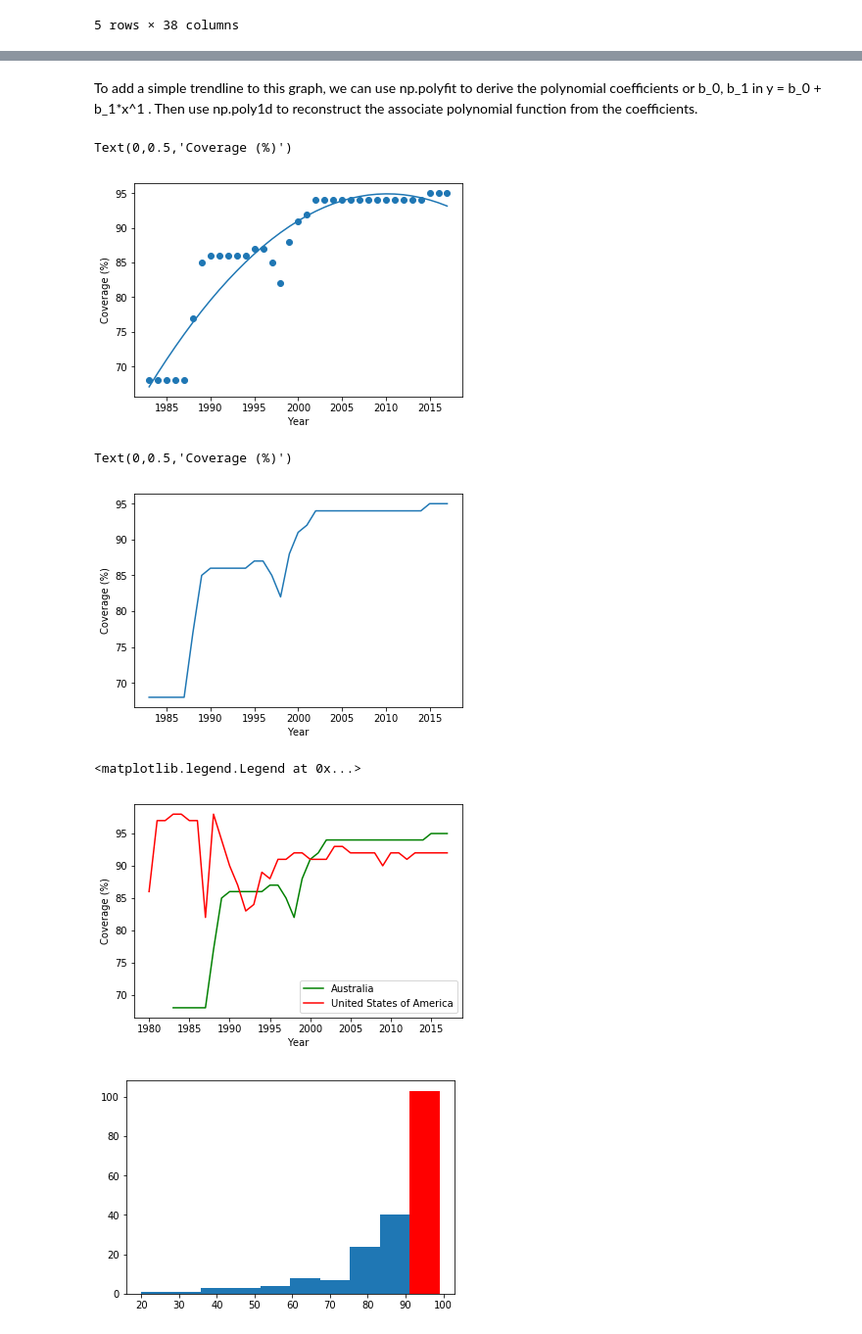
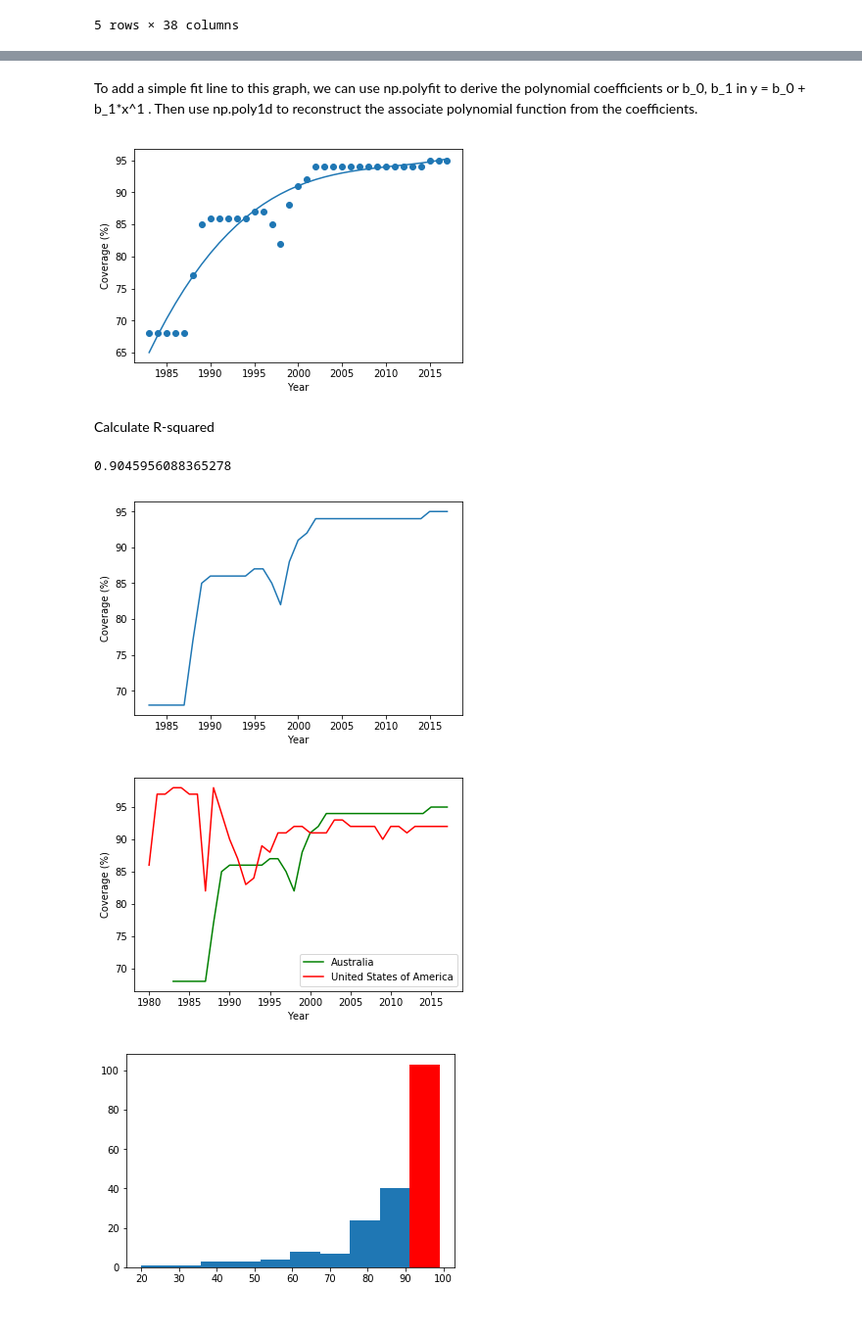
Before and after one commit to noatgnu/cds-python-graph, a Jupyter notebook: notebooks/main.ipynb, the cells around one changed output, grey strips where cells are left out. Shown at 98% size. Cells and saved outputs as stored; diff of their text form; code cells hidden in the pictures.

```diff
--- a/notebooks/main.ipynb
+++ b/notebooks/main.ipynb
@@ -113,19 +114,25 @@ Text(0,0.5,'Coverage (%)')
 # %% [markdown]
-To add a simple trendline to this graph, we can use np.polyfit to derive the polynomial coefficients or b_0, b_1 in y = b_0 + b_1*x^1 . Then use np.poly1d to reconstruct the associate polynomial function from the coefficients.
+To add a simple fit line to this graph, we can use np.polyfit to derive the polynomial coefficients or b_0, b_1 in y = b_0 + b_1*x^1 . Then use np.poly1d to reconstruct the associate polynomial function from the coefficients.
+# %%
+aus_m1 = measles_1.loc["Australia"]["M1"].dropna()
+y = aus_m1.astype(int)
 # %%
-aus_m1 = measles_1.loc["Australia"]["M1"]
-aus_m1 = aus_m1.dropna()
-plt.scatter(aus_m1.index, aus_m1.values)
+
+plt.scatter(aus_m1.index, y)
 
 # deriving least squares polynomial coefficients
-z = np.polyfit(aus_m1.index, aus_m1.astype(int), 2)
+z = np.polyfit(aus_m1.index, y, 3)
 # 1-dimensional polynomial function from the derived coefficients
 p = np.poly1d(z)
+# fit line y value
+t = p(aus_m1.index)
 
-plt.plot(aus_m1.index, p(aus_m1.index))
+plt.plot(aus_m1.index, t)
 
 plt.xlabel("Year")
 plt.ylabel("Coverage (%)")
+plt.show()
 # %% [output]
-Text(0,0.5,'Coverage (%)')
-[figure, old version]
+[figure, new version]
+# %% [markdown]
+Calculate R-squared
@@ -132,9 +145,13 @@ Text(0,0.5,'Coverage (%)')
+# %%
+r2_cal(t, y)
+# %% [output]
+0.9045956088365278
 # %%
 plt.plot(aus_m1.index, aus_m1)
 plt.xlabel("Year")
 plt.ylabel("Coverage (%)")
+plt.show()
 # %% [output]
-Text(0,0.5,'Coverage (%)')
 [figure]
 # %%
 us_m1 = measles_1.loc["United States of America"]["M1"]
@@ -143,8 +160,8 @@ plt.plot(us_m1, color='r')
 plt.xlabel("Year")
 plt.ylabel("Coverage (%)")
 plt.legend()
+plt.show()
 # %% [output]
-<matplotlib.legend.Legend at 0x...>
 [figure]
 # %%
 fig, ax = plt.subplots()
```
Also changed, not shown: parts of 9 cells of this notebook, 1 other file.
